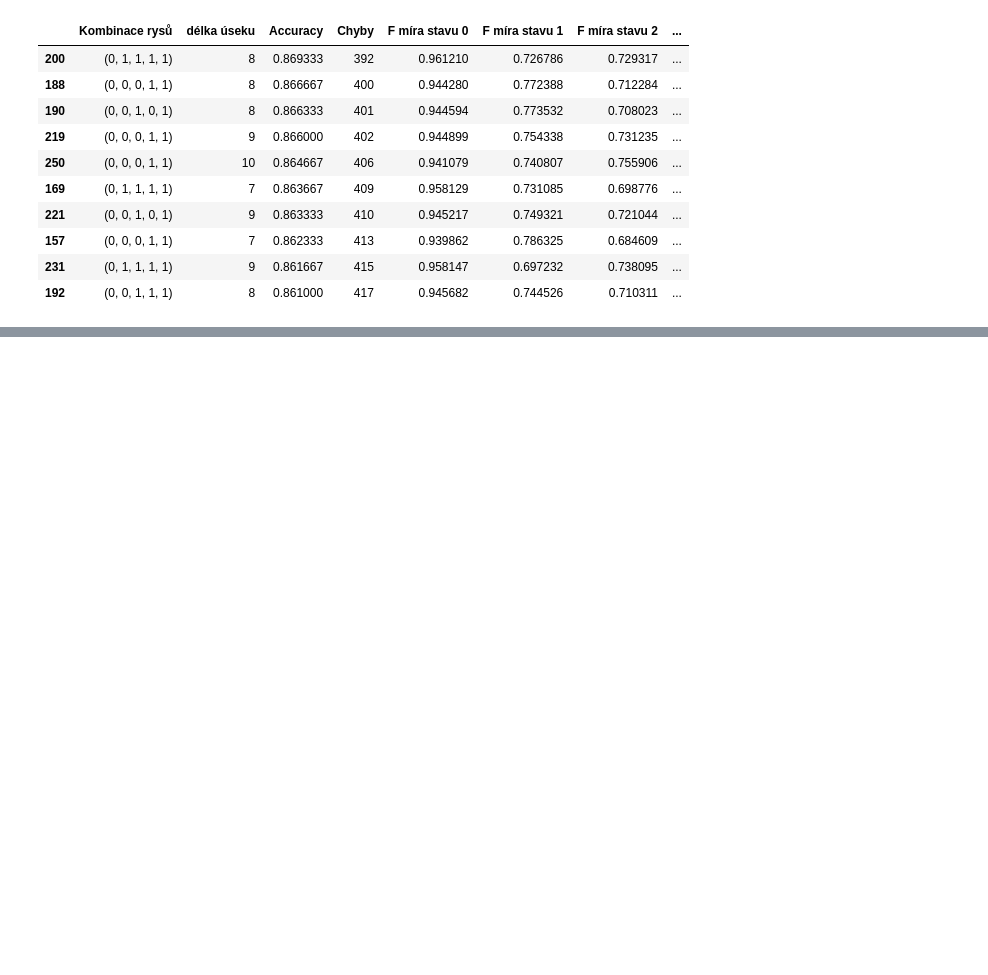
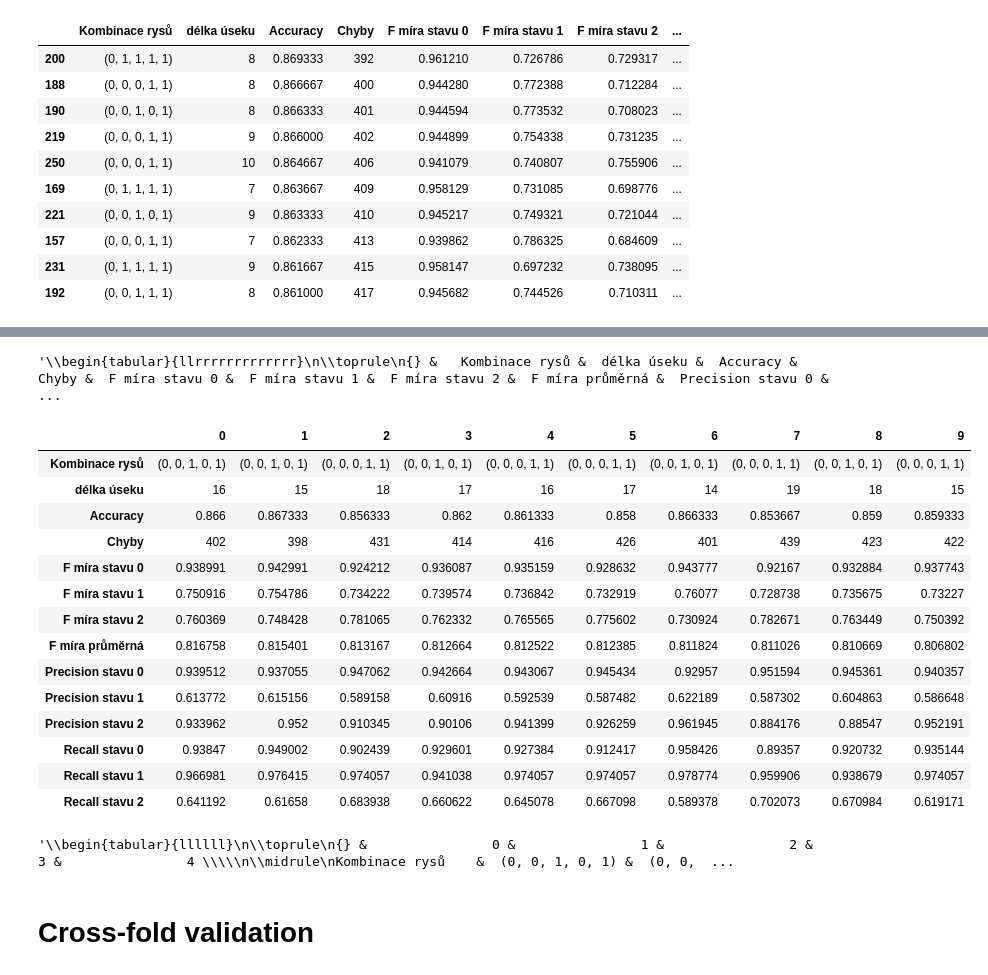
Before and after one commit to TheMrGhostman/Bak_projekt, a Jupyter notebook: Reálná data.ipynb, the cells around one changed output, grey strips where cells are left out. Drawn from its saved outputs; the diff is of its cells as text; code cells hidden in the pictures; blank space fills up the shorter version.

```diff
--- a/Reálná data.ipynb
+++ b/Reálná data.ipynb
@@ -179,0 +277,2 @@ casp
+# %%
+prezentace = pd.read_csv(os.getcwd()+"/Prezentace.csv")
@@ -179,0 +293,28 @@ casp
+# %%
+prezentace.to_latex()
+# %% [output]
+'\\begin{tabular}{llrrrrrrrrrrrrr}\n\\toprule\n{} &   Kombinace rysů &  délka úseku &  Accuracy &  Chyby &  F míra stavu 0 &  F míra stavu 1 &  F míra stavu 2 &  F míra průměrná &  Precision stavu 0 & ...
+# %%
+prezentace.transpose()
+# %% [output]
+|  | 0 | 1 | 2 | 3 | 4 | 5 | 6 | 7 | 8 | 9 |
+| Kombinace rysů | (0, 0, 1, 0, 1) | (0, 0, 1, 0, 1) | (0, 0, 0, 1, 1) | (0, 0, 1, 0, 1) | (0, 0, 0, 1, 1) | (0, 0, 0, 1, 1) | (0, 0, 1, 0, 1) | (0, 0, 0, 1, 1) | (0, 0, 1, 0, 1) | (0, 0, 0, 1, 1) |
+| délka úseku | 16 | 15 | 18 | 17 | 16 | 17 | 14 | 19 | 18 | 15 |
+| Accuracy | 0.866 | 0.867333 | 0.856333 | 0.862 | 0.861333 | 0.858 | 0.866333 | 0.853667 | 0.859 | 0.859333 |
+| Chyby | 402 | 398 | 431 | 414 | 416 | 426 | 401 | 439 | 423 | 422 |
+| F míra stavu 0 | 0.938991 | 0.942991 | 0.924212 | 0.936087 | 0.935159 | 0.928632 | 0.943777 | 0.92167 | 0.932884 | 0.937743 |
+| F míra stavu 1 | 0.750916 | 0.754786 | 0.734222 | 0.739574 | 0.736842 | 0.732919 | 0.76077 | 0.728738 | 0.735675 | 0.73227 |
+| F míra stavu 2 | 0.760369 | 0.748428 | 0.781065 | 0.762332 | 0.765565 | 0.775602 | 0.730924 | 0.782671 | 0.763449 | 0.750392 |
+| F míra průměrná | 0.816758 | 0.815401 | 0.813167 | 0.812664 | 0.812522 | 0.812385 | 0.811824 | 0.811026 | 0.810669 | 0.806802 |
+| Precision stavu 0 | 0.939512 | 0.937055 | 0.947062 | 0.942664 | 0.943067 | 0.945434 | 0.92957 | 0.951594 | 0.945361 | 0.940357 |
+| Precision stavu 1 | 0.613772 | 0.615156 | 0.589158 | 0.60916 | 0.592539 | 0.587482 | 0.622189 | 0.587302 | 0.604863 | 0.586648 |
+| Precision stavu 2 | 0.933962 | 0.952 | 0.910345 | 0.90106 | 0.941399 | 0.926259 | 0.961945 | 0.884176 | 0.88547 | 0.952191 |
+| Recall stavu 0 | 0.93847 | 0.949002 | 0.902439 | 0.929601 | 0.927384 | 0.912417 | 0.958426 | 0.89357 | 0.920732 | 0.935144 |
+| Recall stavu 1 | 0.966981 | 0.976415 | 0.974057 | 0.941038 | 0.974057 | 0.974057 | 0.978774 | 0.959906 | 0.938679 | 0.974057 |
+| Recall stavu 2 | 0.641192 | 0.61658 | 0.683938 | 0.660622 | 0.645078 | 0.667098 | 0.589378 | 0.702073 | 0.670984 | 0.619171 |
+# %%
+prezentace.head(5).transpose().to_latex()
+# %% [output]
+'\\begin{tabular}{llllll}\n\\toprule\n{} &                0 &                1 &                2 &                3 &                4 \\\\\n\\midrule\nKombinace rysů    &  (0, 0, 1, 0, 1) &  (0, 0,  ...
+# %% [markdown]
+# Cross-fold validation
```
Also changed, not shown: parts of 42 cells of this notebook, 31 other files.
